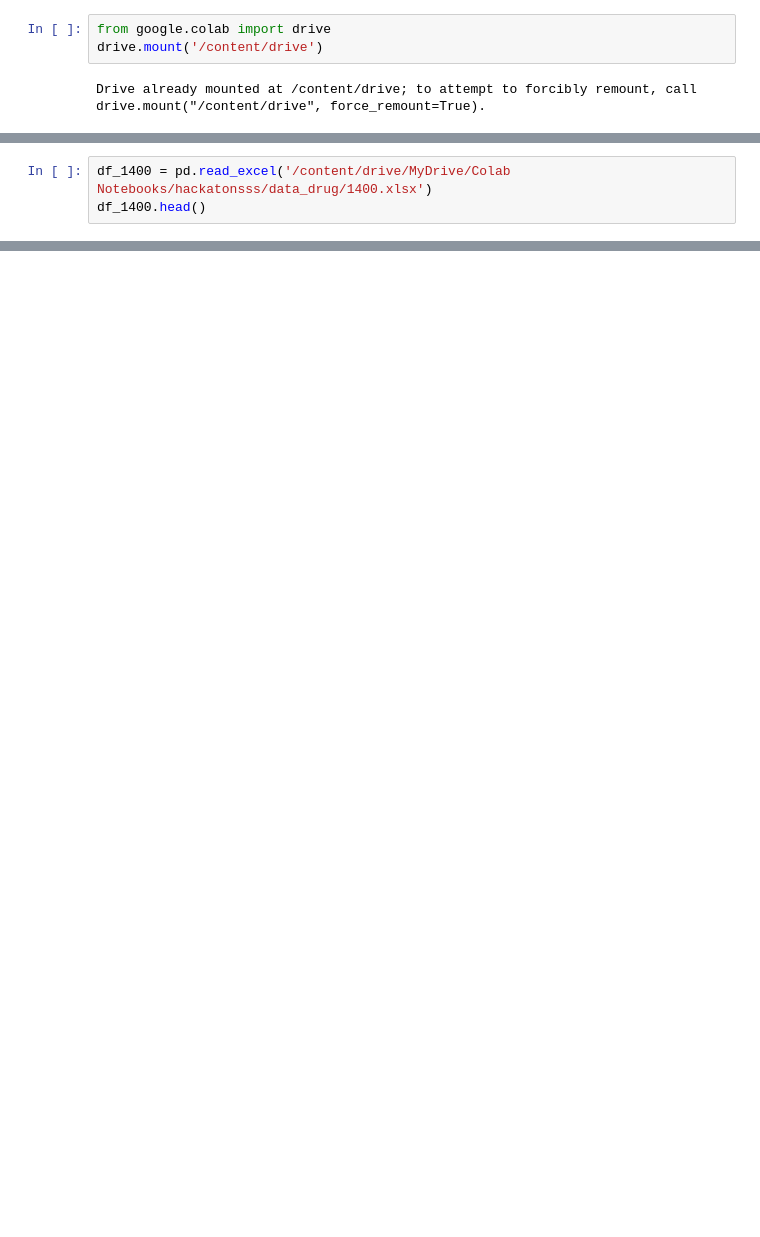
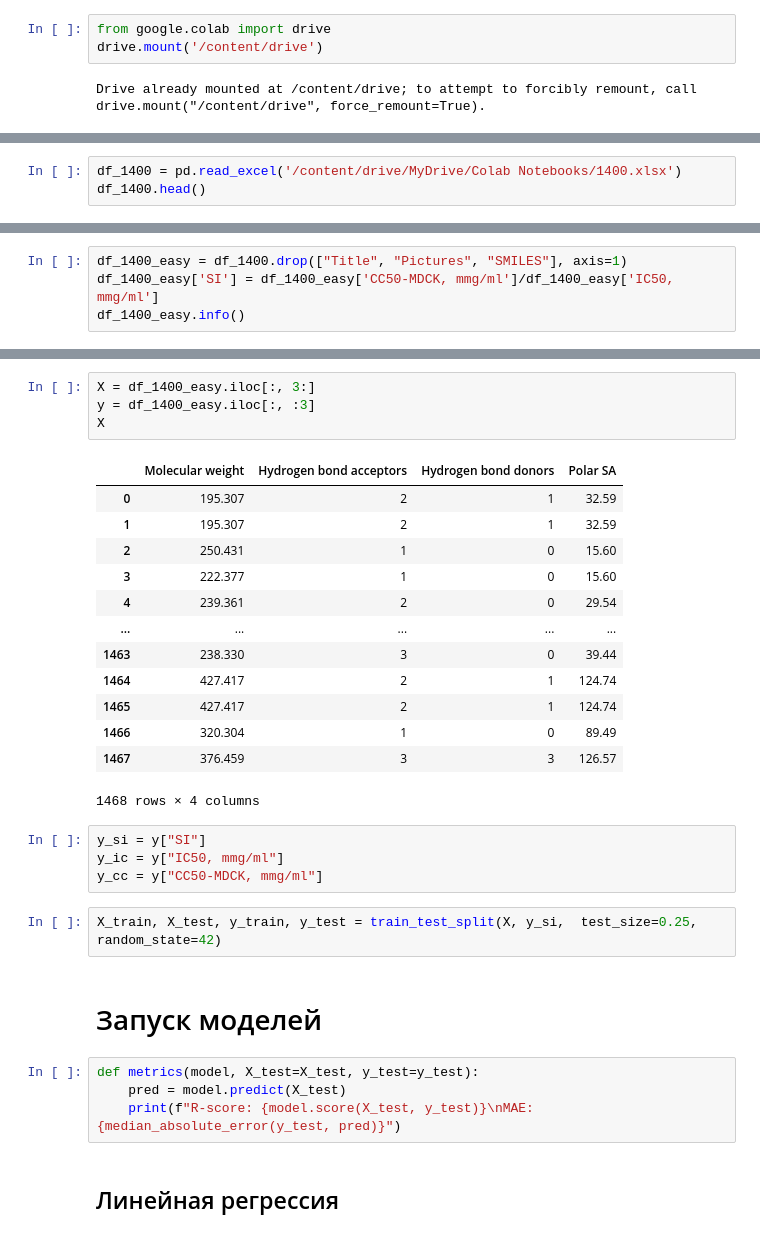
Before and after one commit to oodlbee/drug_prediction, a Jupyter notebook: drug_prediction.ipynb, the cells around one changed output, grey strips where cells are left out. Saved outputs shown, nothing was run; the diff lists cells and outputs as text; blank space fills up the shorter version.

```diff
--- a/drug_prediction.ipynb
+++ b/drug_prediction.ipynb
@@ -22,5 +31,5 @@ Drive already mounted at /content/drive; to attempt to forcibly remount, call dr
 # %%
-df_1400 = pd.read_excel('/content/drive/MyDrive/Colab Notebooks/hackatonsss/data_drug/1400.xlsx')
+df_1400 = pd.read_excel('/content/drive/MyDrive/Colab Notebooks/1400.xlsx')
 df_1400.head()
 # %% [output]
 |  | Title | IC50, mmg/ml | CC50-MDCK, mmg/ml | SI | Molecular weight | Hydrogen bond acceptors | ... |
@@ -43,0 +157,4 @@ df_1400.describe()
+# %%
+df_1400_easy = df_1400.drop(["Title", "Pictures", "SMILES"], axis=1)
+df_1400_easy['SI'] = df_1400_easy['CC50-MDCK, mmg/ml']/df_1400_easy['IC50, mmg/ml']
+df_1400_easy.info()
@@ -43,0 +176,32 @@ df_1400.describe()
+# %%
+X = df_1400_easy.iloc[:, 3:]
+y = df_1400_easy.iloc[:, :3]
+X
+# %% [output]
+|  | Molecular weight | Hydrogen bond acceptors | Hydrogen bond donors | Polar SA |
+| 0 | 195.307 | 2 | 1 | 32.59 |
+| 1 | 195.307 | 2 | 1 | 32.59 |
+| 2 | 250.431 | 1 | 0 | 15.60 |
+| 3 | 222.377 | 1 | 0 | 15.60 |
+| 4 | 239.361 | 2 | 0 | 29.54 |
+| ... | ... | ... | ... | ... |
+| 1463 | 238.330 | 3 | 0 | 39.44 |
+| 1464 | 427.417 | 2 | 1 | 124.74 |
+| 1465 | 427.417 | 2 | 1 | 124.74 |
+| 1466 | 320.304 | 1 | 0 | 89.49 |
+| 1467 | 376.459 | 3 | 3 | 126.57 |
+1468 rows × 4 columns
+# %%
+y_si = y["SI"]
+y_ic = y["IC50, mmg/ml"]
+y_cc = y["CC50-MDCK, mmg/ml"]
+# %%
+X_train, X_test, y_train, y_test = train_test_split(X, y_si,  test_size=0.25, random_state=42)
+# %% [markdown]
+# Запуск моделей
+# %%
+def metrics(model, X_test=X_test, y_test=y_test):
+    pred = model.predict(X_test)
+    print(f"R-score: {model.score(X_test, y_test)}\nMAE: {median_absolute_error(y_test, pred)}")
+# %% [markdown]
+## Линейная регрессия
```
Also changed, not shown: parts of 9 cells of this notebook.
